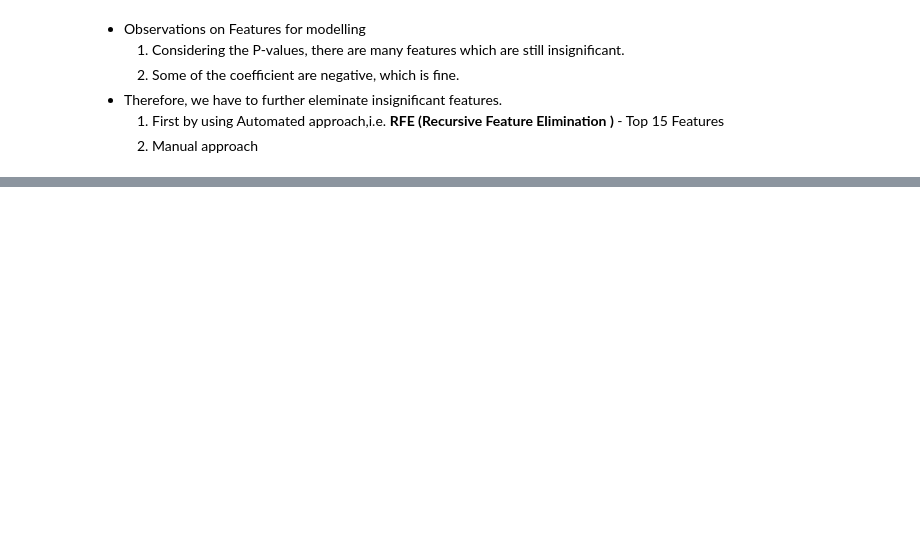
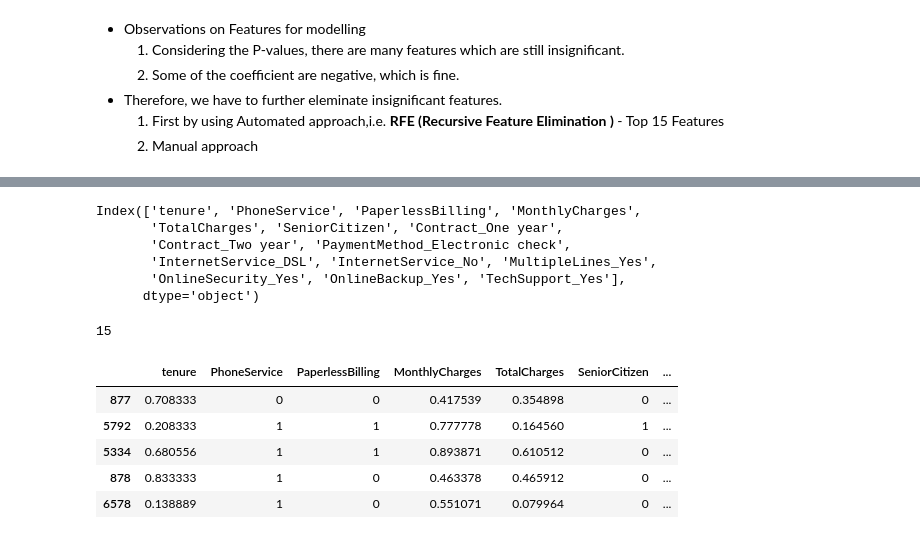
Before and after one commit to Prashik28/techeenomad_dataScience, a Jupyter notebook: Logistic Regression/PB_multivariant_logistic_regression_telecom_chrun.ipynb, the cells around one changed output, grey strips where cells are left out. Drawn from its saved outputs; the diff is of its cells as text; code cells hidden in the pictures; blank space fills up the shorter version.

```diff
--- a/Logistic Regression/PB_multivariant_logistic_regression_telecom_chrun.ipynb
+++ b/Logistic Regression/PB_multivariant_logistic_regression_telecom_chrun.ipynb
@@ -590,0 +583,6 @@ Generalized Linear Model Regression Results
+# %%
+rfe = RFE(logreg, 15)
+#Creating a rfe variable with object of Logistic Regression and passing 15 features to choose
+# %%
+#fit training dataset
+rfe = rfe.fit(X_train, y_train)
@@ -590,0 +617,26 @@ Generalized Linear Model Regression Results
+# %%
+cols = X_train.columns[rfe.support_]
+# %%
+cols
+# %% [output]
+Index(['tenure', 'PhoneService', 'PaperlessBilling', 'MonthlyCharges',
+       'TotalCharges', 'SeniorCitizen', 'Contract_One year',
+       'Contract_Two year', 'PaymentMethod_Electronic check',
+       'InternetService_DSL', 'InternetService_No', 'MultipleLines_Yes',
+       'OnlineSecurity_Yes', 'OnlineBackup_Yes', 'TechSupport_Yes'],
+      dtype='object')
+# %%
+len(cols)
+# %% [output]
+15
+# %%
+X_train_rfe = X_train[cols]
+# %%
+X_train_rfe.head()
+# %% [output]
+|  | tenure | PhoneService | PaperlessBilling | MonthlyCharges | TotalCharges | SeniorCitizen | ... |
+| 877 | 0.708333 | 0 | 0 | 0.417539 | 0.354898 | 0 | ... |
+| 5792 | 0.208333 | 1 | 1 | 0.777778 | 0.164560 | 1 | ... |
+| 5334 | 0.680556 | 1 | 1 | 0.893871 | 0.610512 | 0 | ... |
+| 878 | 0.833333 | 1 | 0 | 0.463378 | 0.465912 | 0 | ... |
+| 6578 | 0.138889 | 1 | 0 | 0.551071 | 0.079964 | 0 | ... |
```
Also changed, not shown: parts of 81 cells of this notebook.
